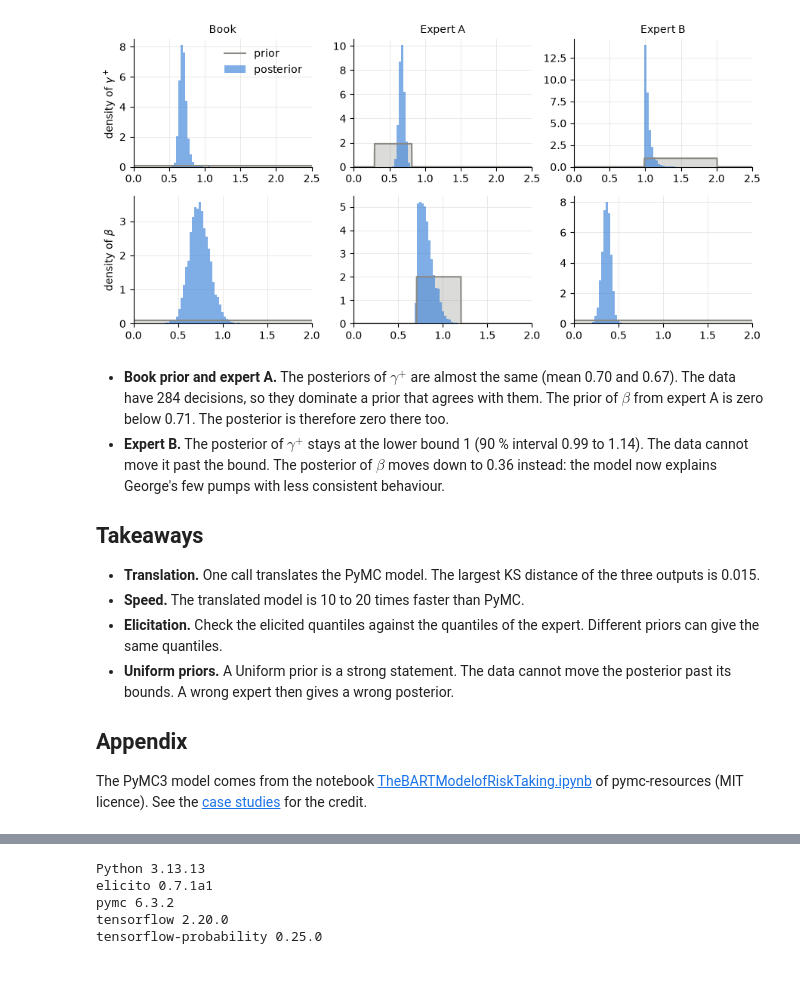
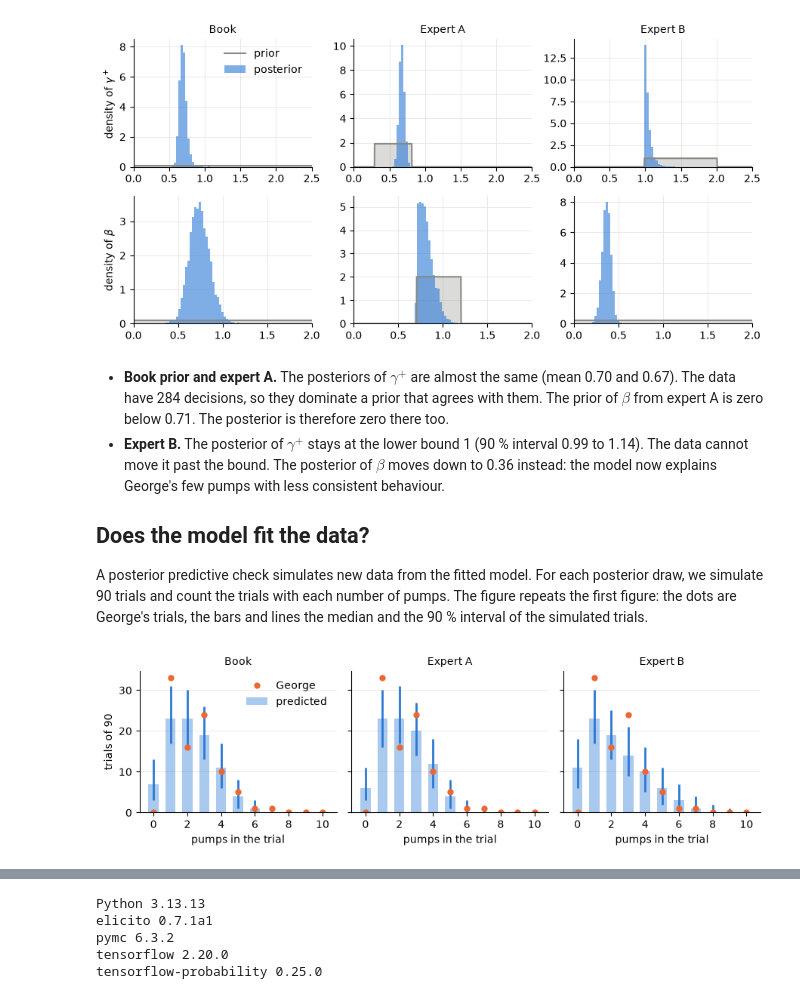
Before and after one commit to florence-bockting/elicito, a Jupyter notebook: docs/case-studies/bart-risk-taking.ipynb, the cells around one changed output, grey strips where cells are left out. Drawn from its saved outputs; the diff is of its cells as text; code cells hidden in the pictures.

Commit message:
docs: add expert questions and a predictive check to the BART case study

```diff
--- a/docs/case-studies/bart-risk-taking.ipynb
+++ b/docs/case-studies/bart-risk-taking.ipynb
@@ -545,20 +549,32 @@ plt.show()
   The posterior of $\beta$ moves down to 0.36 instead: the model now
   explains George's few pumps with less consistent behaviour.
 
-## Takeaways
+## Does the model fit the data?
 
-- **Translation.** One call translates the PyMC model. The largest KS
-  distance of the three outputs is 0.015.
-- **Speed.** The translated model is 10 to 20 times faster than PyMC.
-- **Elicitation.** Check the elicited quantiles against the quantiles of
-  the expert. Different priors can give the same quantiles.
-- **Uniform priors.** A Uniform prior is a strong statement. The data
-  cannot move the posterior past its bounds. A wrong expert then gives a
-  wrong posterior.
-
-## Appendix
-
-The PyMC3 model comes from the notebook
-[TheBARTModelofRiskTaking.ipynb](https://github.com/pymc-devs/pymc-resources/blob/main/BCM/CaseStudies/TheBARTModelofRiskTaking.ipynb)
-of pymc-resources (MIT licence). See the [case studies](index.md) for the
-credit.
+A posterior predictive check simulates new data from the fitted model.
+For each posterior draw, we simulate 90 trials and count the trials with
+each number of pumps. The figure repeats the first figure: the dots are
+George's trials, the bars and lines the median and the 90 % interval of
+the simulated trials.
+# %%
+rng = np.random.default_rng(1)
+n_trials = len(pumps_obs)
+shown = np.arange(11)  # George never makes more than 7 pumps
+observed = np.bincount(pumps_obs, minlength=K + 1)[shown]
+
+fig, axs = plt.subplots(1, len(PRIORS), figsize=(9, 2.8), sharey=True)
+for ax, (label, posterior) in zip(axs, posteriors.items()):
+    p_draws = posterior["p_pumps"].values.reshape(-1, K + 1)
+    counts = rng.multinomial(n_trials, p_draws)[:, shown]
+    low, mid, high = np.quantile(counts, [0.05, 0.5, 0.95], axis=0)
+    ax.bar(shown, mid, color=BLUE, alpha=0.4, width=0.6, label="predicted")
+    ax.vlines(shown, low, high, color=BLUE, lw=2)
+    ax.plot(shown, observed, "o", color=ORANGE, ms=5, label="George")
+    ax.set(title=label, xlabel="pumps in the trial", xticks=shown[::2])
+    ax.grid(axis="x", visible=False)
+axs[0].set_ylabel(f"trials of {n_trials}")
+axs[0].legend()
+fig.tight_layout()
+plt.show()
+# %% [output]
+[figure, added]
```
Also changed, not shown: parts of 4 cells of this notebook, 1 other file.
